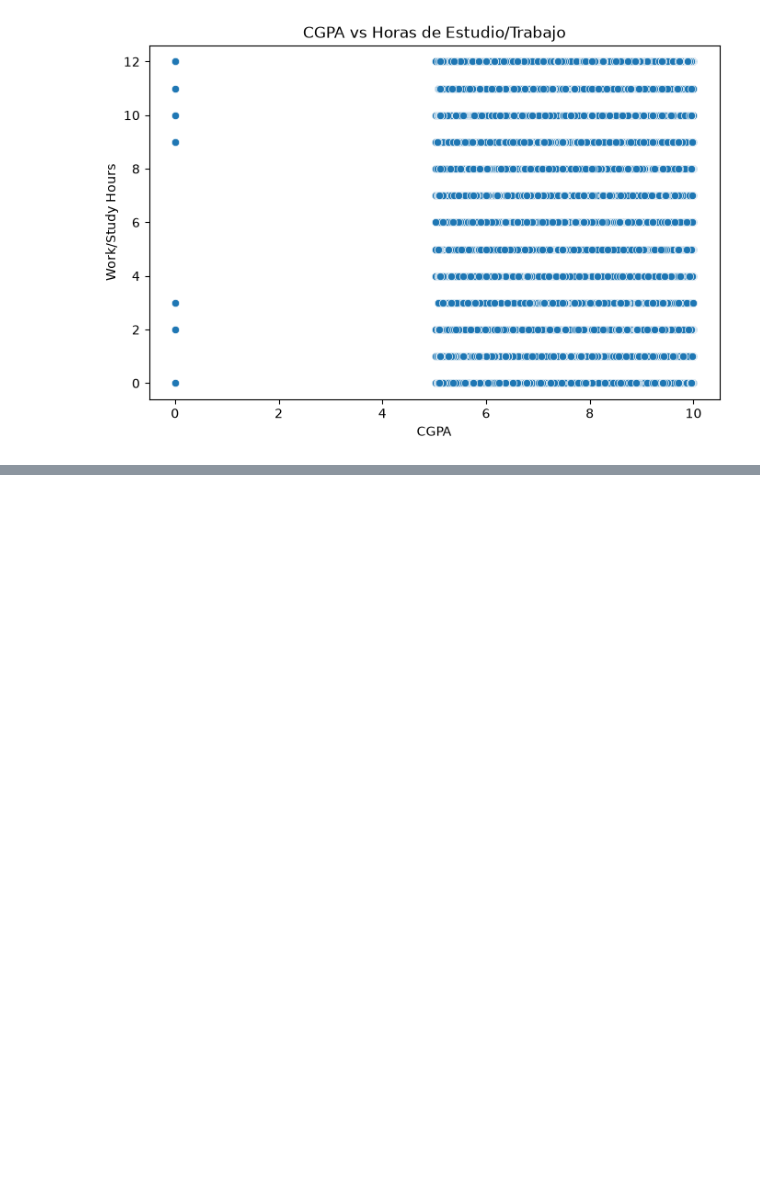
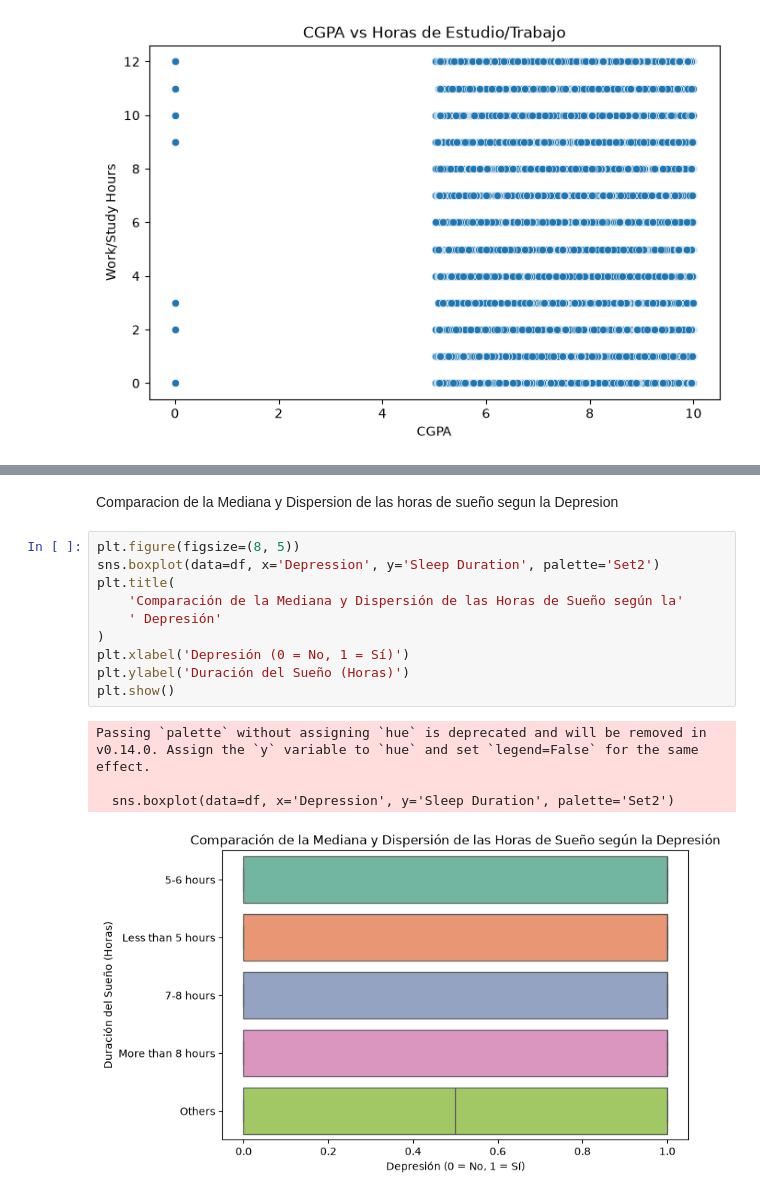
Before and after one commit to Sky-Dc/Clases_Analitica-, a Jupyter notebook: Practica1.ipynb, the cells around one changed output, grey strips where cells are left out. Cells and saved outputs as stored; diff of their text form; blank space fills up the shorter version.

```diff
--- a/Practica1.ipynb
+++ b/Practica1.ipynb
@@ -570,0 +566,18 @@ plt.show()
+# %% [markdown]
+
+Comparacion de la Mediana y Dispersion de las horas de sueño segun la Depresion
+# %%
+plt.figure(figsize=(8, 5))
+sns.boxplot(data=df, x='Depression', y='Sleep Duration', palette='Set2')
+plt.title(
+    'Comparación de la Mediana y Dispersión de las Horas de Sueño según la'
+    ' Depresión'
+)
+plt.xlabel('Depresión (0 = No, 1 = Sí)')
+plt.ylabel('Duración del Sueño (Horas)')
+plt.show()
+# %% [output]
+Passing `palette` without assigning `hue` is deprecated and will be removed in v0.14.0. Assign the `y` variable to `hue` and set `legend=False` for the same effect.
+
+  sns.boxplot(data=df, x='Depression', y='Sleep Duration', palette='Set2')
+[figure, added]
```
Also changed, not shown: parts of 44 cells of this notebook.
